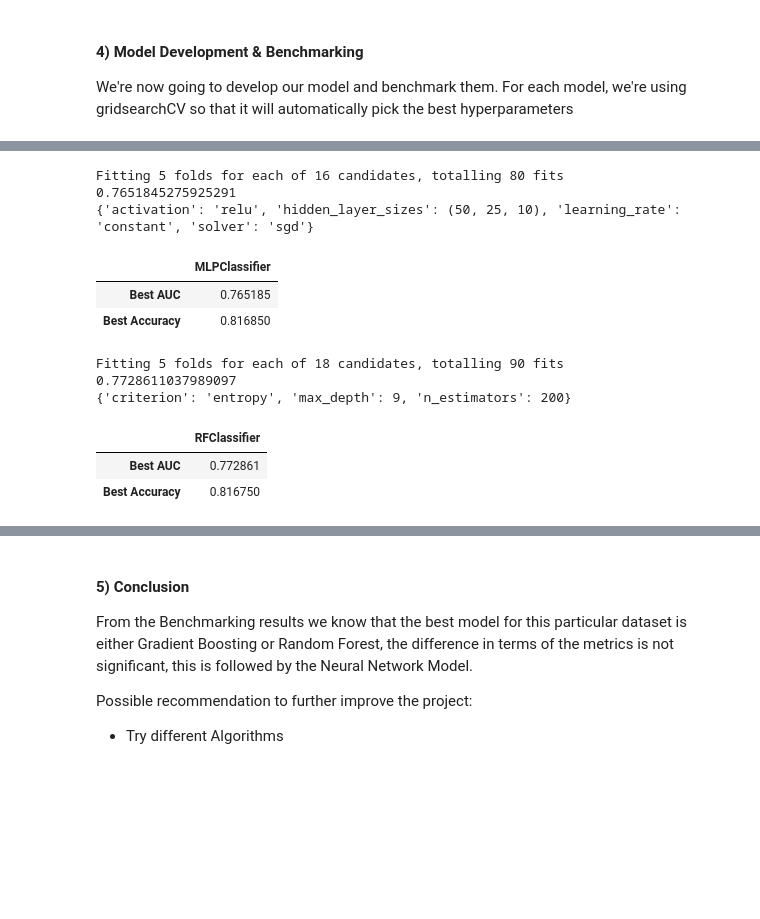
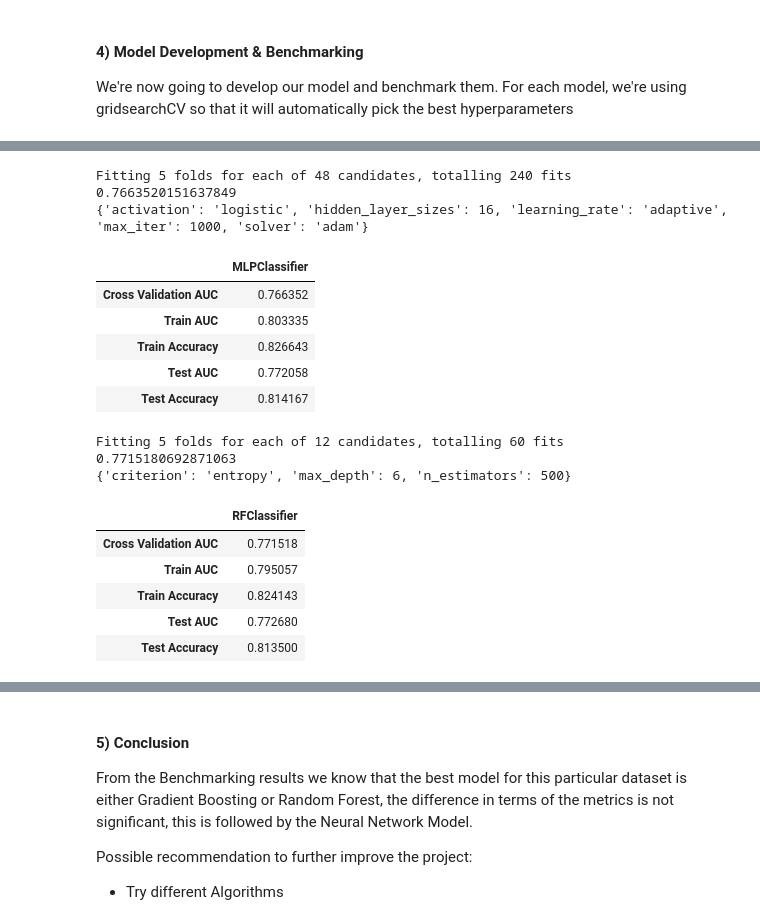
Before and after one commit to fajartria/SMLrepo, a Jupyter notebook: ML Benchmark - Credit Default Dataset.ipynb, the cells around one changed output, grey strips where cells are left out. Drawn from its saved outputs; the diff is of its cells as text; code cells hidden in the pictures; blank space fills up the shorter version.

```diff
--- a/ML Benchmark - Credit Default Dataset.ipynb
+++ b/ML Benchmark - Credit Default Dataset.ipynb
@@ -328,8 +454,10 @@ knn_res
 # %%
 # Our 3rd Model is Support Vector Classifier (SVM)
 from sklearn.svm import SVC
+from sklearn.calibration import CalibratedClassifierCV
 
-svc = SVC()
+svc = SVC(probability=True)
+
 
 # scoring criteria: AUC & Accuracy
 scoring = {"AUC": "roc_auc", "Accuracy": make_scorer(accuracy_score)}
@@ -337,7 +465,7 @@ scoring = {"AUC": "roc_auc", "Accuracy": make_scorer(accuracy_score)}
 param_svc = {
     'C':[1, 2, 3],
     'kernel':['linear', 'poly', 'rbf', 'sigmoid'],
-    'gamma':['scale', 'auto'],
+    'gamma':['scale'],
     'class_weight': ['balanced']
 }
 
@@ -353,11 +481,14 @@ svc_gs = GridSearchCV(
 )
 
 # Fitting our GridSearchCV Object
-svc_gs.fit(X, y)
+svc_gs.fit(X_train, y_train)
 
 # get results
 results = svc_gs.cv_results_
 
+# get best Model
+best = svc_gs.best_estimator_
+
 # print best results & parameter
 print(svc_gs.best_score_)
 print(svc_gs.best_params_)
@@ -401,11 +544,14 @@ gbc_gs = GridSearchCV(
 )
 
 # Fitting our GridSearchCV Object
-gbc_gs.fit(X, y)
+gbc_gs.fit(X_train, y_train)
 
 # get results
 results = gbc_gs.cv_results_
 
+# get best Model
+best = gbc_gs.best_estimator_
+
 # print best results & parameter
 print(gbc_gs.best_score_)
 print(gbc_gs.best_params_)
@@ -432,10 +590,11 @@ mlp = MLPClassifier()
 scoring = {"AUC": "roc_auc", "Accuracy": make_scorer(accuracy_score)}
 
 param_mlp = {
-    'hidden_layer_sizes':[(100,50,25), (50,25,10)], # Hidden Layer
+    'hidden_layer_sizes':[(64,32,16), (32, 16), (16, 8), (32), (16), (8)], # Hidden Layer
     'activation': ['logistic', 'relu'],
     'solver':['sgd', 'adam'],
-    'learning_rate':['constant', 'adaptive']
+    'learning_rate':['constant', 'adaptive'],
+    'max_iter': [1000]
 }
 
 # create gs object
@@ -450,27 +609,42 @@ mlp_gs = GridSearchCV(
 )
 
 # Fitting our GridSearchCV Object
-mlp_gs.fit(X, y)
+mlp_gs.fit(X_train, y_train)
 
 # get results
 results = mlp_gs.cv_results_
 
+# get best Model
+best = mlp_gs.best_estimator_
+
 # print best results & parameter
 print(mlp_gs.best_score_)
 print(mlp_gs.best_params_)
 # %% [output]
-Fitting 5 folds for each of 16 candidates, totalling 80 fits
-0.7651845275925291
-{'activation': 'relu', 'hidden_layer_sizes': (50, 25, 10), 'learning_rate': 'constant', 'solver': 'sgd'}
+Fitting 5 folds for each of 48 candidates, totalling 240 fits
+0.7663520151637849
+{'activation': 'logistic', 'hidden_layer_sizes': 16, 'learning_rate': 'adaptive', 'max_iter': 1000, 'solver': 'adam'}
+# %%
+# Now we apply the best model to make prediction on the test set
+from sklearn.metrics import accuracy_score
+from sklearn.metrics import roc_auc_score
+
+auc_test = roc_auc_score(y_test, best.predict_proba(X_test)[:, 1])
+acc_test = accuracy_score(y_test, np.argmax(best.predict_proba(X_test), axis = 1))
+auc_train = roc_auc_score(y_train, best.predict_proba(X_train)[:, 1])
+acc_train = accuracy_score(y_train, np.argmax(best.predict_proba(X_train), axis = 1))
 # %%
 # put result in a Dataframe
-d = {'MLPClassifier': [mlp_gs.best_score_, pd.DataFrame(results)['mean_test_Accuracy'].max()]}
-mlp_res = pd.DataFrame(data = d, index=["Best AUC", "Best Accuracy"])
+d = {'MLPClassifier': [mlp_gs.best_score_, auc_train, acc_train, auc_test, acc_test]}
+mlp_res = pd.DataFrame(data = d, index=["Cross Validation AUC", "Train AUC", "Train Accuracy", "Test AUC", "Test Accuracy"])
 mlp_res
 # %% [output]
 |  | MLPClassifier |
-| Best AUC | 0.765185 |
-| Best Accuracy | 0.816850 |
+| Cross Validation AUC | 0.766352 |
+| Train AUC | 0.803335 |
+| Train Accuracy | 0.826643 |
+| Test AUC | 0.772058 |
+| Test Accuracy | 0.814167 |
 # %%
 # lets try random forest
 from sklearn.ensemble import RandomForestClassifier
@@ -481,9 +655,9 @@ rf = RandomForestClassifier()
 scoring = {"AUC": "roc_auc", "Accuracy": make_scorer(accuracy_score)}
 
 param_rf = {
-    'n_estimators':[50, 100, 200], # n trees
+    'n_estimators':[100, 200, 500], # n trees
     'criterion': ['gini', 'entropy'],
-    'max_depth':[3,6, 9]
+    'max_depth':[3, 6]
 }
 
 # create gs object
@@ -498,15 +672,18 @@ rf_gs = GridSearchCV(
 )
 
 # Fitting our GridSearchCV Object
-rf_gs.fit(X, y)
+rf_gs.fit(X_train, y_train)
 
 # get results
 results = rf_gs.cv_results_
 
+# get best Model
+best = rf_gs.best_estimator_
+
 # print best results & parameter
 print(rf_gs.best_score_)
 print(rf_gs.best_params_)
 # %% [output]
-Fitting 5 folds for each of 18 candidates, totalling 90 fits
-0.7728611037989097
-{'criterion': 'entropy', 'max_depth': 9, 'n_estimators': 200}
+Fitting 5 folds for each of 12 candidates, totalling 60 fits
+0.7715180692871063
+{'criterion': 'entropy', 'max_depth': 6, 'n_estimators': 500}
@@ -513,12 +699,15 @@ Fitting 5 folds for each of 18 candidates, totalling 90 fits
 # %%
 # put result in a Dataframe
-d = {'RFClassifier': [rf_gs.best_score_, pd.DataFrame(results)['mean_test_Accuracy'].max()]}
-rf_res = pd.DataFrame(data = d, index=["Best AUC", "Best Accuracy"])
+d = {'RFClassifier': [rf_gs.best_score_, auc_train, acc_train, auc_test, acc_test]}
+rf_res = pd.DataFrame(data = d, index=["Cross Validation AUC", "Train AUC", "Train Accuracy", "Test AUC", "Test Accuracy"])
 rf_res
 # %% [output]
 |  | RFClassifier |
-| Best AUC | 0.772861 |
-| Best Accuracy | 0.816750 |
+| Cross Validation AUC | 0.771518 |
+| Train AUC | 0.795057 |
+| Train Accuracy | 0.824143 |
+| Test AUC | 0.772680 |
+| Test Accuracy | 0.813500 |
 # %%
 # overview of all results
 all_res = pd.concat([sgd_res, knn_res, svc_res, gbc_res, mlp_res, rf_res], axis = 1)
```
Also changed, not shown: parts of 36 cells of this notebook, 1 other file.
